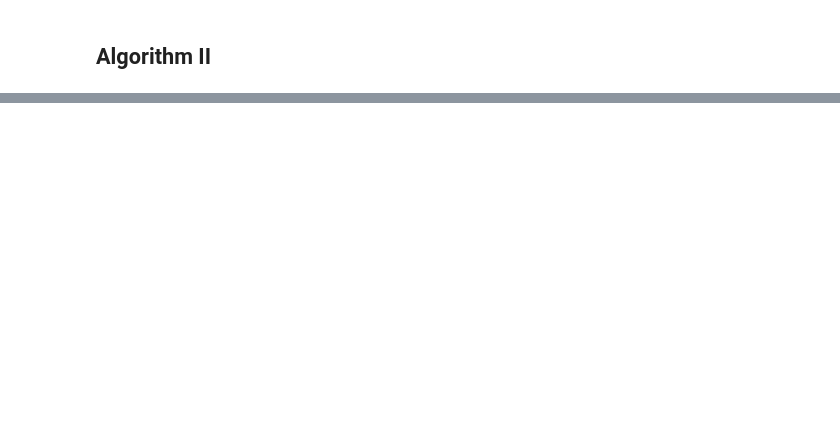
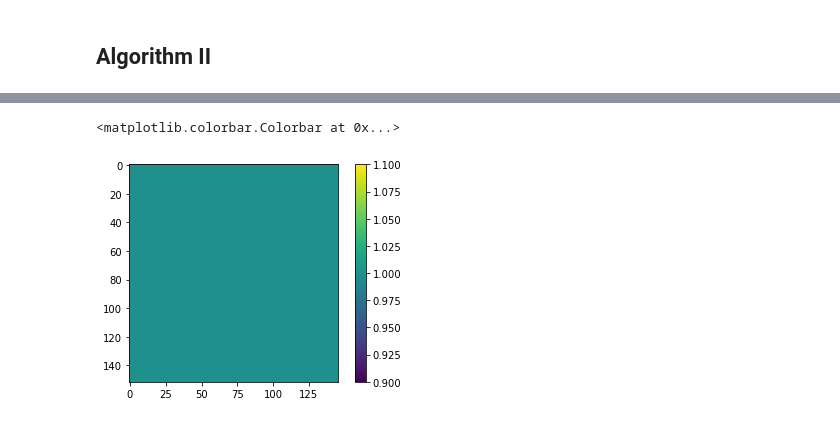
Before and after one commit to Jacob-Relle/MIP-Projekt, a Jupyter notebook: Project.ipynb, the cells around one changed output, grey strips where cells are left out. Cells and saved outputs as stored; diff of their text form; code cells hidden in the pictures; blank space fills up the shorter version.

```diff
--- a/Project.ipynb
+++ b/Project.ipynb
@@ -334,0 +359,6 @@ imgplot = plt.imshow(image)
+# %%
+plt.imshow(Omega)
+plt.colorbar()
+# %% [output]
+<matplotlib.colorbar.Colorbar at 0x...>
+[figure, added]
```
Also changed, not shown: parts of 19 cells of this notebook, 3 other files.
